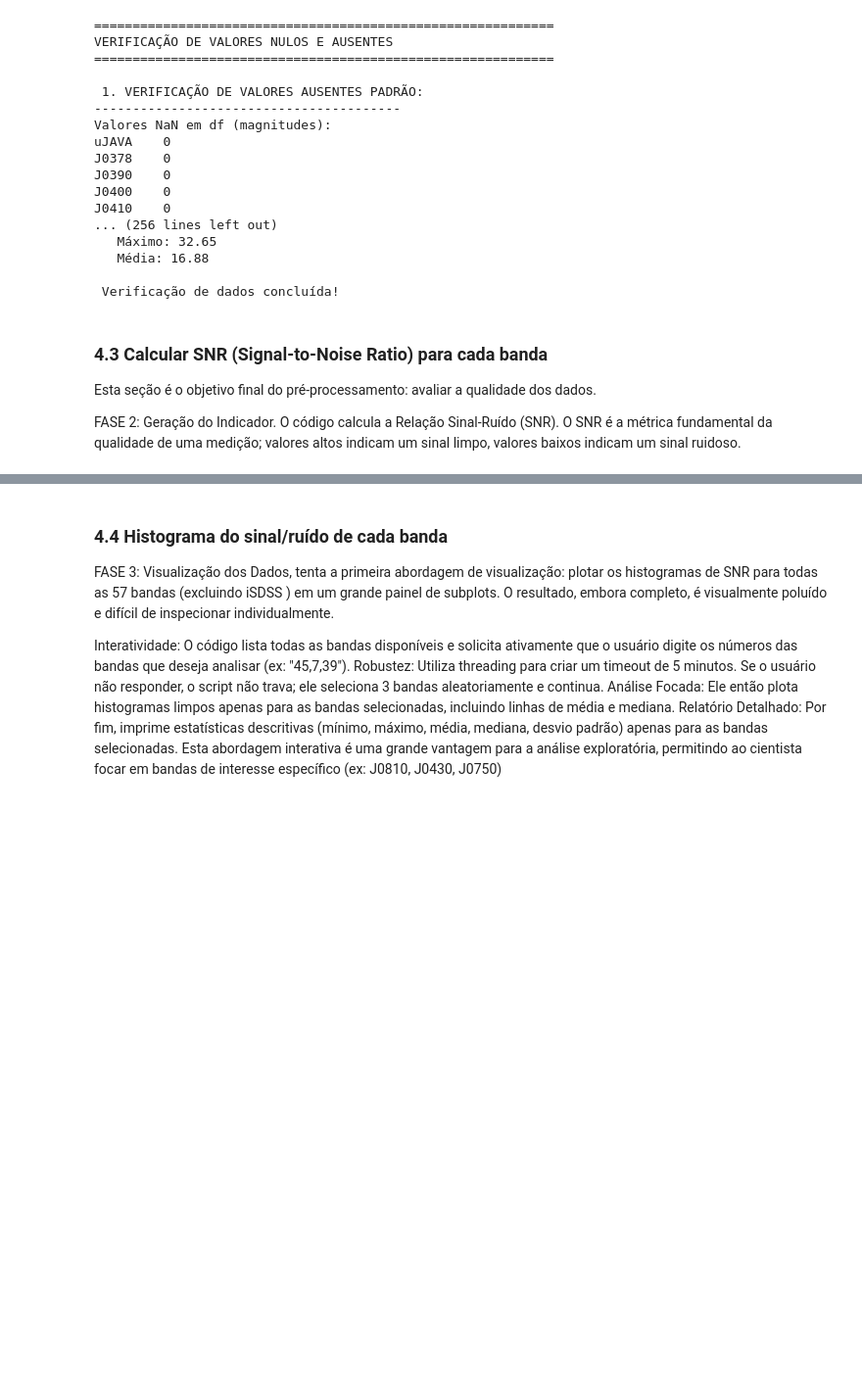
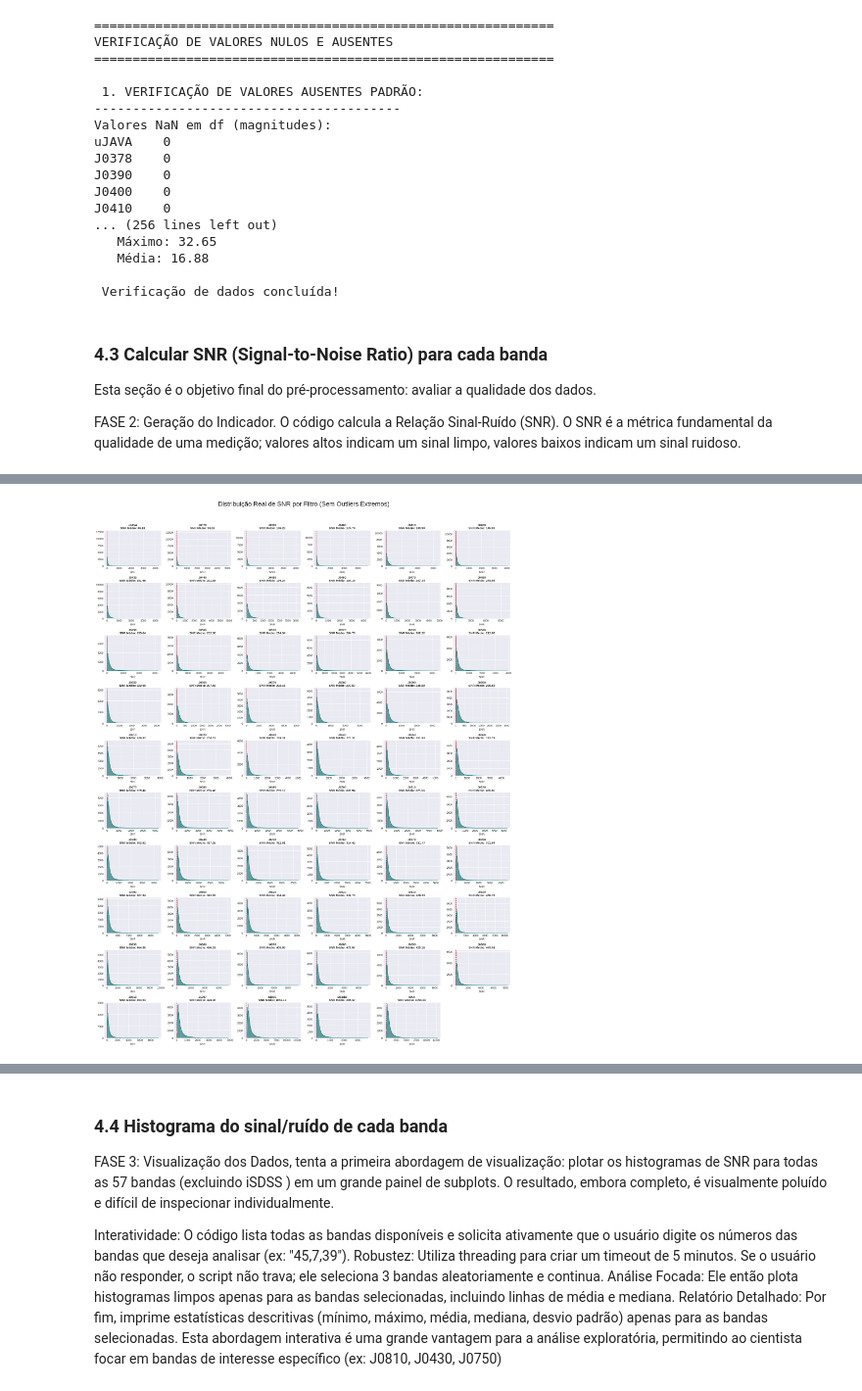
Before and after one commit to HenryLimaa/JPasEDR-Gaia, a Jupyter notebook: Pré_processamento.ipynb, the cells around one changed output, grey strips where cells are left out. Shown at 98% size. Cells and saved outputs as stored; diff of their text form; code cells hidden in the pictures; blank space fills up the shorter version.

```diff
--- a/Pré_processamento.ipynb
+++ b/Pré_processamento.ipynb
@@ -744,0 +611,76 @@ CÁLCULO DO SNR CONCLUÍDO
+# %%
+import pandas as pd
+import numpy as np
+import matplotlib.pyplot as plt
+import seaborn as sns
+import math
+import os
+
+# --- CONFIGURAÇÃO DE CAMINHOS ---
+path_dir = '/content/drive/MyDrive/Notebook fotometrias/'
+# df_snr já deve estar carregado na memória dos passos anteriores
+
+# CORRECTED: Get actual SNR column names from the df_snr DataFrame
+# The df_snr DataFrame has columns like 'SNR_uJAVA', 'SNR_J0378', etc.
+bandas_cols = [col for col in df_snr.columns if col.startswith('SNR_')]
+
+# --- CÁLCULO DO RANKING (EFICIENTE) ---
+# Ensure df_snr contains the expected columns before proceeding
+if not bandas_cols:
+    raise ValueError("No SNR columns found in df_snr. Please ensure df_snr is correctly populated.")
+
+ranking_snr = df_snr[bandas_cols].mean().sort_values()
+print("\n-- AS 5 BANDAS COM MENOR QUALIDADE (PIOR SNR) ---")
+print(ranking_snr.head(5))
+
+# --- GERAÇÃO DOS HISTOGRAMAS COM TRATAMENTO DE OUTLIERS ---
+n_cols = 6
+n_rows = math.ceil(len(bandas_cols) / n_cols)
+
+fig, axes = plt.subplots(n_rows, n_cols, figsize=(22, 28))
+fig.suptitle('Distribuição Real de SNR por Filtro (Sem Outliers Extremos)', fontsize=24, y=1.02)
+
+axes_flat = axes.flatten()
+
+for i, col in enumerate(bandas_cols):
+    ax = axes_flat[i]
+
+    # Extraímos os dados e removemos zeros/NaN para o plot
+    dados_plot = df_snr[col][df_snr[col] > 0].dropna()
+
+    if not dados_plot.empty:
+        # TRATAMENTO DE ESCALA: Definimos o limite do gráfico no percentil 95 ou 99
+        # Isso remove o efeito "pintado" causado por valores infinitos ou outliers
+        limite_superior = np.percentile(dados_plot, 98)
+
+        # Plotando com ajuste de range
+        sns.histplot(dados_plot, bins=40, ax=ax, color='teal', kde=True,
+                     binrange=(0, limite_superior))
+
+        media_banda = dados_plot.mean()
+        # CORRECTED: Use actual band name from the column for the title
+        band_display_name = col.replace('SNR_', '')
+        ax.set_title(f'{band_display_name}\nSNR Médio: {media_banda:.2f}', fontsize=11, fontweight='bold')
+    else:
+        # CORRECTED: Use actual band name from the column for the title
+        band_display_name = col.replace('SNR_', '')
+        ax.set_title(f'{band_display_name}\n(Sem dados válidos)', fontsize=11)
+
+    ax.set_xlabel('SNR')
+    ax.set_ylabel('')
+    ax.axvline(3, color='red', linestyle='--', alpha=0.8) # Linha crítica de ruído
+
+# Limpeza de eixos vazios
+# Check if i is defined, otherwise handle cases where bandas_cols is empty
+if 'i' in locals() and i < len(axes_flat) - 1:
+    for j in range(i + 1, len(axes_flat)):
+        fig.delaxes(axes_flat[j])
+elif not bandas_cols: # If bandas_cols was empty, clear all axes
+     for j in range(len(axes_flat)):
+        fig.delaxes(axes_flat[j])
+
+
+plt.tight_layout()
+plt.savefig(os.path.join(path_dir, 'grid_snr_corrigido.png'), dpi=300, bbox_inches='tight')
+plt.show()
+# %% [output]
@@ -744,0 +694 @@ CÁLCULO DO SNR CONCLUÍDO
+[figure, added]
```
Also changed, not shown: parts of 35 cells of this notebook.
